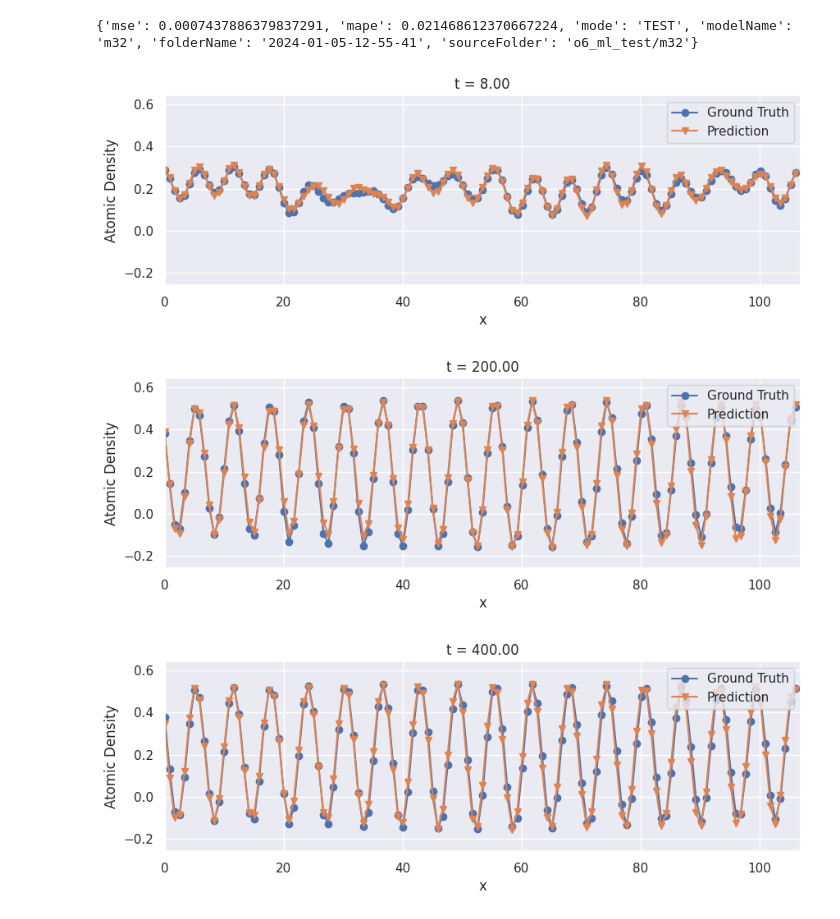
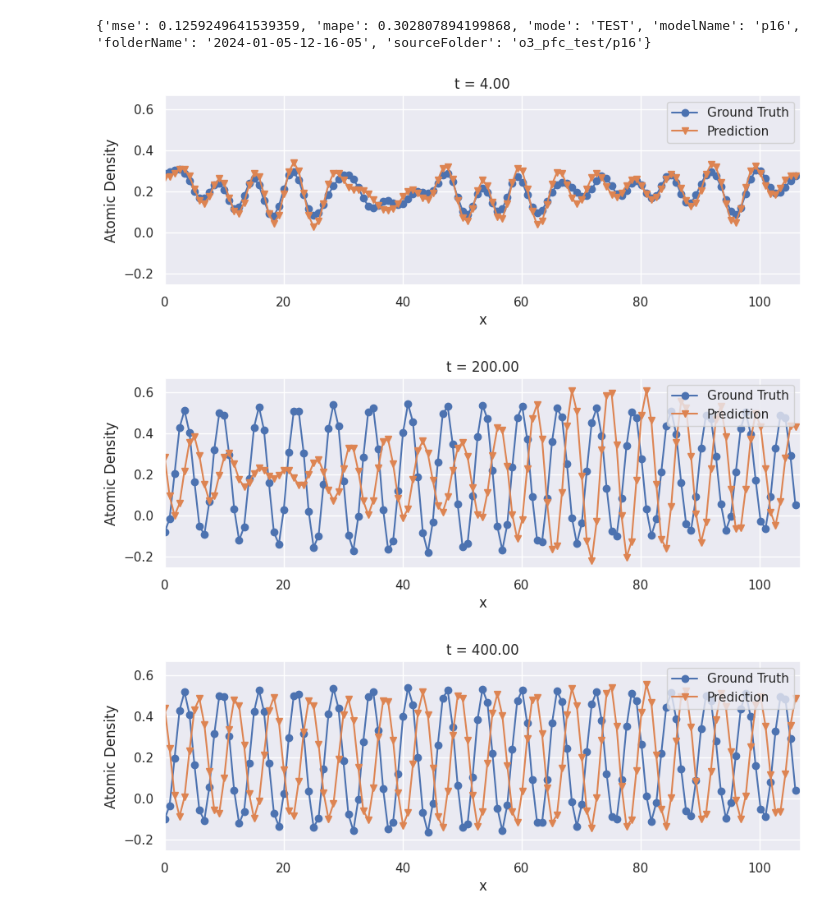
Before and after one commit to nnnpooh/pfc-ml, a Jupyter notebook: T06 - Paper/s806_visualize_profile_compared.ipynb, the cells around one changed output. Saved outputs shown, nothing was run; the diff lists cells and outputs as text; code cells hidden in the pictures.

```diff
--- a/T06 - Paper/s806_visualize_profile_compared.ipynb
+++ b/T06 - Paper/s806_visualize_profile_compared.ipynb
@@ -7,20 +7,28 @@ import seaborn as sns
 import pandas as pd
 # %%
 params = {
+    "p2bad": {"mode": "TEST", "modelName": "p2", "folderName": "2024-01-05-13-38-20"},
     "p8bad": {"mode": "TEST", "modelName": "p8", "folderName": "2024-01-05-13-40-16"},
     "p8good": {"mode": "TEST", "modelName": "p8", "folderName": "2024-01-05-13-39-53"},
     "p16bad": {"mode": "TEST", "modelName": "p16", "folderName": "2024-01-05-13-31-06"},
     "p16good": {"mode": "TEST", "modelName": "p16", "folderName": "2024-01-05-13-29-37"},
     "m32bad": {"mode": "TEST", "modelName": "m32", "folderName": "2024-01-05-13-35-16"},
     "m32good": {"mode": "TEST", "modelName": "m32", "folderName": "2024-01-05-13-35-02"},
+    "m1bad": {"mode": "TEST", "modelName": "m1", "folderName": "2024-01-06-05-08-14"},
+    "m1good": {"mode": "TEST", "modelName": "m1", "folderName": "2024-01-05-13-33-02"},
+
+
 }
 
+# param = "p2bad"
 # param = "p8bad"
 # param = "p8good"
 # param = "p16bad"
 # param = "p16good"
 # param = "m32bad"
-param = "m32good"
+# param = "m32good"
+# param = "m1bad"
+# param = "m1good"
 # %%
 modelName = params[param]["modelName"]
 mode = params[param]["mode"]
@@ -47,37 +55,37 @@ mseArray = data_pickle["mseArray"]
 dx = data_json["s2"]["dx"]
 L = data_json["s2"]["L"]
 # %% [output]
-{'mse': 0.0007437886379837291, 'mape': 0.021468612370667224, 'mode': 'TEST', 'modelName': 'm32', 'folderName': '2024-01-05-12-55-41', 'sourceFolder': 'o6_ml_test/m32'}
+{'mse': 0.1259249641539359, 'mape': 0.302807894199868, 'mode': 'TEST', 'modelName': 'p16', 'folderName': '2024-01-05-12-16-05', 'sourceFolder': 'o3_pfc_test/p16'}
 # %%
 sns.set_theme()
 filenamePrefix = "phi-compared"
 
-minV = X_true[-1, :].min()
-maxV = X_true[-1, :].max()
+minV = X_pred[-1, :].min()
+maxV = X_pred[-1, :].max()
 minV = minV - abs(maxV) * 0.2
 maxV = maxV + abs(maxV) * 0.2
 xp = np.arange(0, L, dx)
 
 markerTypes = ('o', 'v', '^', '<', '>', '8', 's', 'p', '*', 'h', 'H', 'D', 'd', 'P', 'X')
 
 nFig = 3
 idxTSample = np.floor(np.linspace(1, tArrayPred.shape[0] - 1, nFig)).astype(int)
 for idx, t in enumerate(idxTSample):
     fig, ax = plt.subplots(figsize=(10, 3))
     tTime = tArrayPred[t]
     ax.plot(xp, X_true[t, :], marker='o', label=f"Ground Truth")
     ax.plot(xp, X_pred[t, :], marker='v', label=f"Prediction")
     ax.set_title(f"t = {tTime:.2f}")
     ax.set_ylim([minV, maxV])
     ax.set_xlabel("x")
     ax.set_ylabel("Atomic Density")
     ax.set_xlim([0, L])
     plt.legend(loc='upper right')
     tTimeFmt = f'{tTime:2.1f}'.replace(".","_")
     filename = f'{filenamePrefix}-{param}-{modelName}-t{tTimeFmt}.png'
     filePath = os.path.join(os.getcwd(), 'o8_visualize', filename)
     plt.savefig(filePath, dpi=300, bbox_inches="tight")
 # %% [output]
-[figure, old version]
+[figure, new version]
-[figure, old version]
+[figure, new version]
-[figure, old version]
+[figure, new version]
```
Also changed, not shown: 16 other files.
